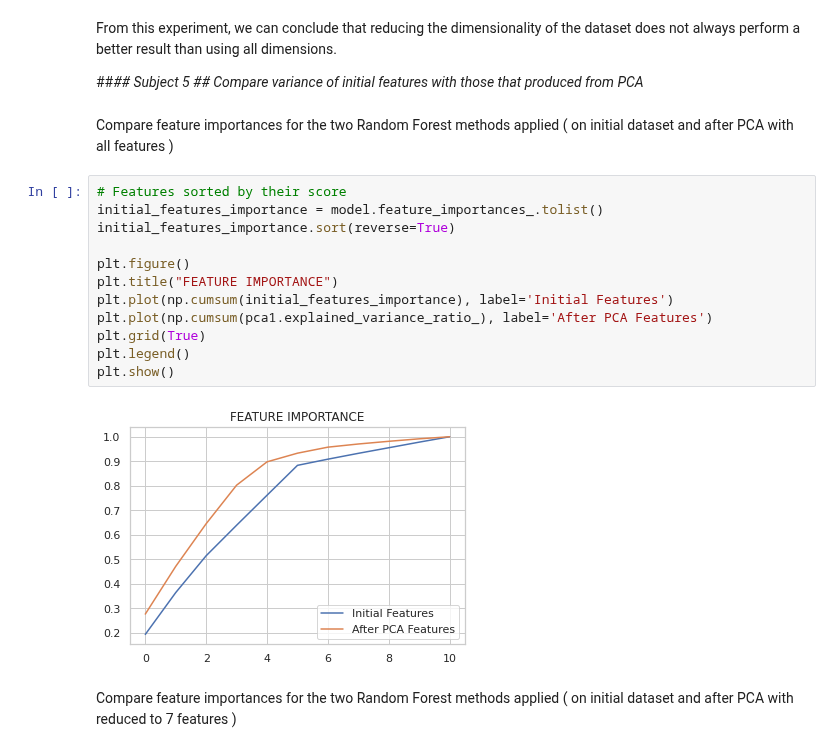
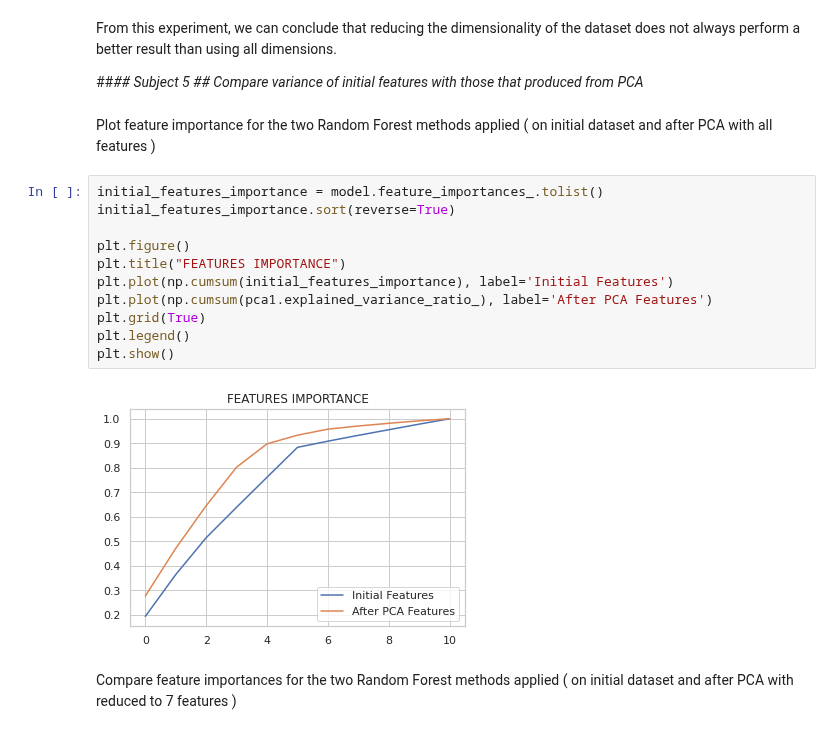
Before and after one commit to spros1/HeartFailureAnalysis, a Jupyter notebook: ExcerA_Heart_Failure.ipynb, the cells around one changed output. Cells and saved outputs as stored; diff of their text form.

```diff
--- a/ExcerA_Heart_Failure.ipynb
+++ b/ExcerA_Heart_Failure.ipynb
@@ -530,21 +518,20 @@ From this experiment, we can conclude that reducing the dimensionality of the da
 
 ##*## Subject 5 ## Compare variance of initial features with those that produced from PCA*
 # %% [markdown]
-Compare feature importances for the two Random Forest methods applied ( on initial dataset and after PCA with all features )
+Plot feature importance for the two Random Forest methods applied ( on initial dataset and after PCA with all features )
 # %%
-# Features sorted by their score
 initial_features_importance = model.feature_importances_.tolist()
 initial_features_importance.sort(reverse=True)
 
 plt.figure()
-plt.title("FEATURE IMPORTANCE")
+plt.title("FEATURES IMPORTANCE")
 plt.plot(np.cumsum(initial_features_importance), label='Initial Features')
 plt.plot(np.cumsum(pca1.explained_variance_ratio_), label='After PCA Features')
 plt.grid(True)
 plt.legend()
 plt.show()
 # %% [output]
-[figure, old version]
+[figure, new version]
 # %% [markdown]
 Compare feature importances for the two Random Forest methods applied ( on initial dataset and after PCA with reduced to 7 features )
 # %%
```
Also changed, not shown: parts of 3 cells of this notebook.
